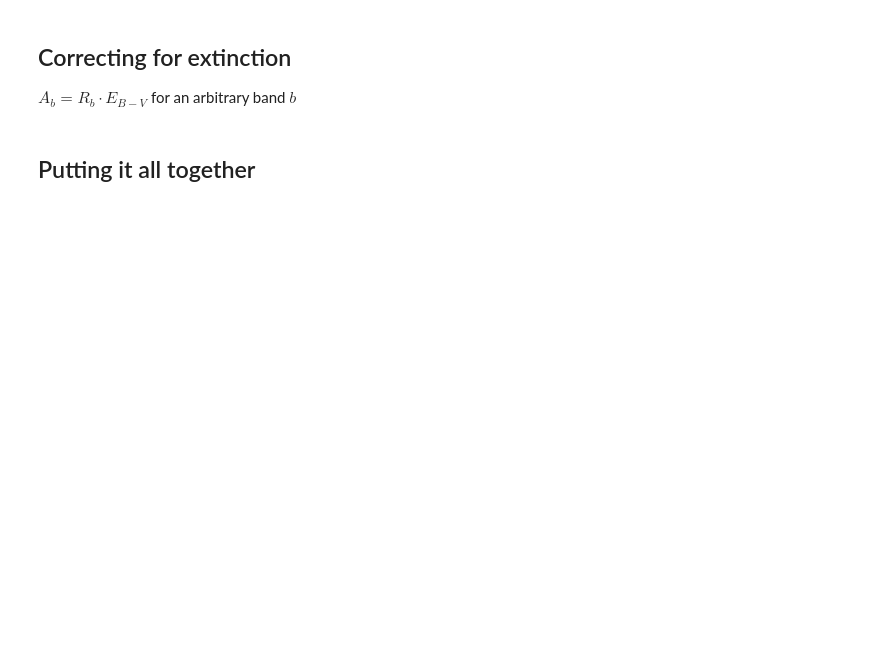
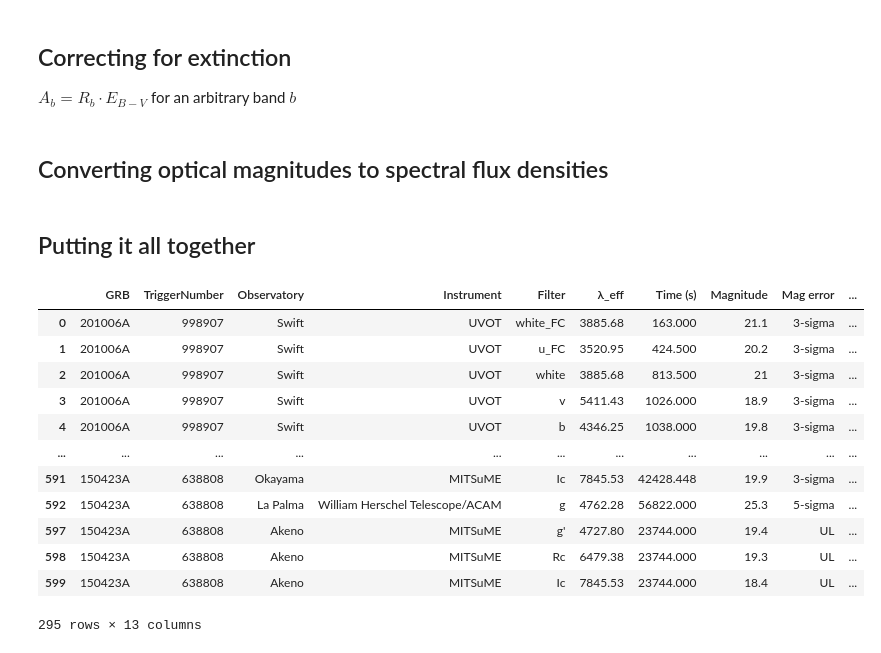
Before and after one commit to cgobat/dark-GRBs, a Jupyter notebook: exploratory.ipynb, the cells around one changed output. Saved outputs shown, nothing was run; the diff lists cells and outputs as text; code cells hidden in the pictures; blank space fills up the shorter version.

```diff
--- a/exploratory.ipynb
+++ b/exploratory.ipynb
@@ -161,15 +199,19 @@ plt.show()
 # %%
+xrt_data = pd.DataFrame(columns=['Time', 'Tpos', 'Tneg', 'Flux', 'Fluxpos', 'Fluxneg', 'GRB'])
 for i in new_sGRBs.index:
     GRB_ID = new_sGRBs.loc[i,"GRB"]
 
     try:
         (Gamma, Gammapos, Gammaneg) = get_BetaX(GRB_ID)
         fluxdata = XRT_lightcurve(GRB_ID)
+        xrt_data = xrt_data.append(fluxdata,ignore_index=True)
 
-        new_sGRBs.loc[i,"Beta_X"] = 1. - Gamma
-        new_sGRBs.loc[i,"Beta_X_neg"] = Gammapos
-        new_sGRBs.loc[i,"Beta_X_pos"] = Gammaneg
+        new_sGRBs.loc[i,"Beta_X"] = Gamma - 1
+        new_sGRBs.loc[i,"Beta_X_neg"] = Gammaneg
+        new_sGRBs.loc[i,"Beta_X_pos"] = Gammapos
         #print(f"Found {GRB_ID} at index {i}: {Gamma, Gammapos, Gammaneg}")
 
     except:
-        print("Failed to retrieve info for GRB",GRB_ID)
+        print("Failed to retrieve",GRB_ID)
+
+xrt_data
@@ -176,3 +249,21 @@ for i in new_sGRBs.index:
+# %%
+for i in xrt_data.index:
+    grb_id = xrt_data.loc[i,"GRB"]
+    beta = float(new_sGRBs.loc[new_sGRBs["GRB"]==grb_id,"Beta_X"])
+    beta_max = beta - float(new_sGRBs.loc[new_sGRBs["GRB"]==grb_id,"Beta_X_pos"])
+    beta_min = beta - float(new_sGRBs.loc[new_sGRBs["GRB"]==grb_id,"Beta_X_neg"])
+    Fx = xrt_data.loc[i,"Flux"]
+    Fx_max = Fx + xrt_data.loc[i,"Fluxpos"]
+    Fx_min = Fx + xrt_data.loc[i,"Fluxneg"]
+    if beta == 1:
+        integral = np.log(2.418e18) - np.log(7.254e16)
+    else:
+        integral = ((2.418e18)**(1-beta))/(1-beta) - ((7.254e16)**(1-beta))/(1-beta)
+    A = Fx/integral
+    log_mean_freq = 10**np.mean((np.log10(0.3),np.log10(10))) / 4.135667696e-18
+    spectral_flux = A*log_mean_freq**(-beta) # should be erg/s/cm^2/Hz (?)
+    spectral_flux *= 1e23
+    xrt_data.loc[i,"SpecFlux"] = spectral_flux
 # %% [markdown]
 ## Correcting for extinction
 
@@ -190,5 +280,23 @@ for i in new_optical.index:
+# %% [markdown]
+## Converting optical magnitudes to spectral flux densities
+# %%
+new_optical["Flux (Jy)"] = 3631*10**((new_optical["Magnitude"]-new_optical["Extinction"])/-2.5) # AB mag = 0 at F_nu = 3631 Jy
 # %% [markdown]
 ## Putting it all together
 # %%
 #testcase = calc_code.GRB(burst, )
-new_optical[~new_optical["Mag error"].apply(pd.to_numeric, errors="coerce").isna()]
+new_optical[~new_optical["Flux (Jy)"].isna()]
+# %% [output]
+|  | GRB | TriggerNumber | Observatory | Instrument | Filter | λ_eff | Time (s) | Magnitude | Mag error | ... |
+| 0 | 201006A | 998907 | Swift | UVOT | white_FC | 3885.68 | 163.000 | 21.1 | 3-sigma | ... |
+| 1 | 201006A | 998907 | Swift | UVOT | u_FC | 3520.95 | 424.500 | 20.2 | 3-sigma | ... |
+| 2 | 201006A | 998907 | Swift | UVOT | white | 3885.68 | 813.500 | 21 | 3-sigma | ... |
+| 3 | 201006A | 998907 | Swift | UVOT | v | 5411.43 | 1026.000 | 18.9 | 3-sigma | ... |
+| 4 | 201006A | 998907 | Swift | UVOT | b | 4346.25 | 1038.000 | 19.8 | 3-sigma | ... |
+| ... | ... | ... | ... | ... | ... | ... | ... | ... | ... | ... |
+| 591 | 150423A | 638808 | Okayama | MITSuME | Ic | 7845.53 | 42428.448 | 19.9 | 3-sigma | ... |
+| 592 | 150423A | 638808 | La Palma | William Herschel Telescope/ACAM | g | 4762.28 | 56822.000 | 25.3 | 5-sigma | ... |
+| 597 | 150423A | 638808 | Akeno | MITSuME | g' | 4727.80 | 23744.000 | 19.4 | UL | ... |
+| 598 | 150423A | 638808 | Akeno | MITSuME | Rc | 6479.38 | 23744.000 | 19.3 | UL | ... |
+| 599 | 150423A | 638808 | Akeno | MITSuME | Ic | 7845.53 | 23744.000 | 18.4 | UL | ... |
+295 rows × 13 columns
```
Also changed, not shown: parts of 18 cells of this notebook, 2 other files.
